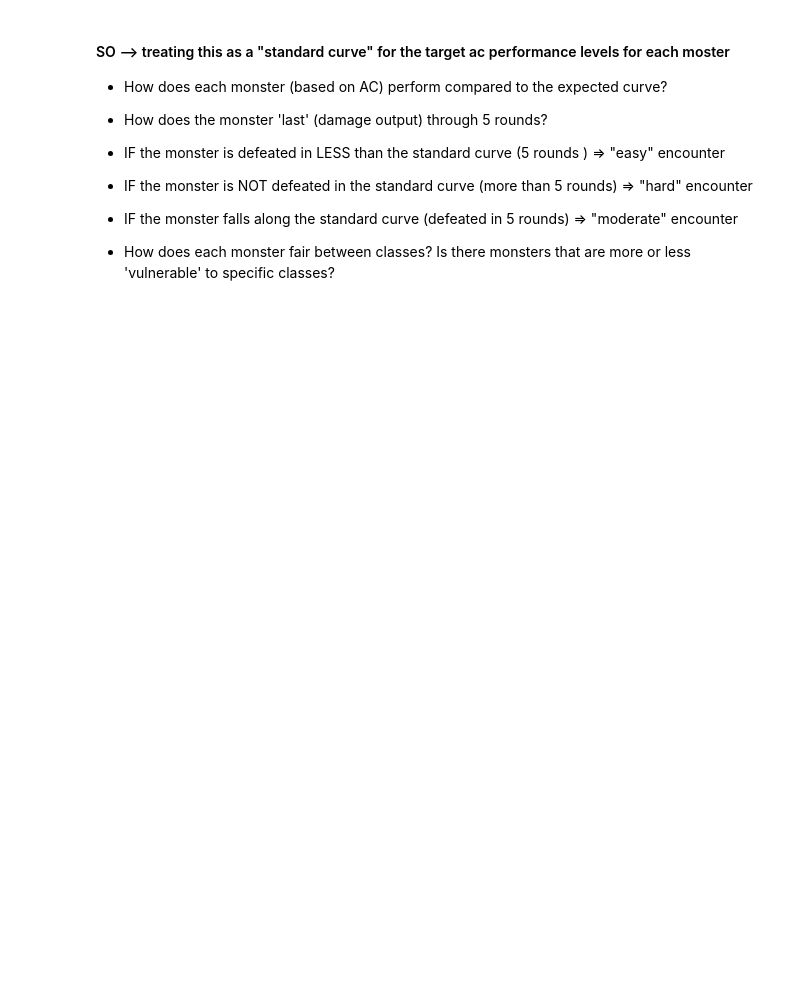
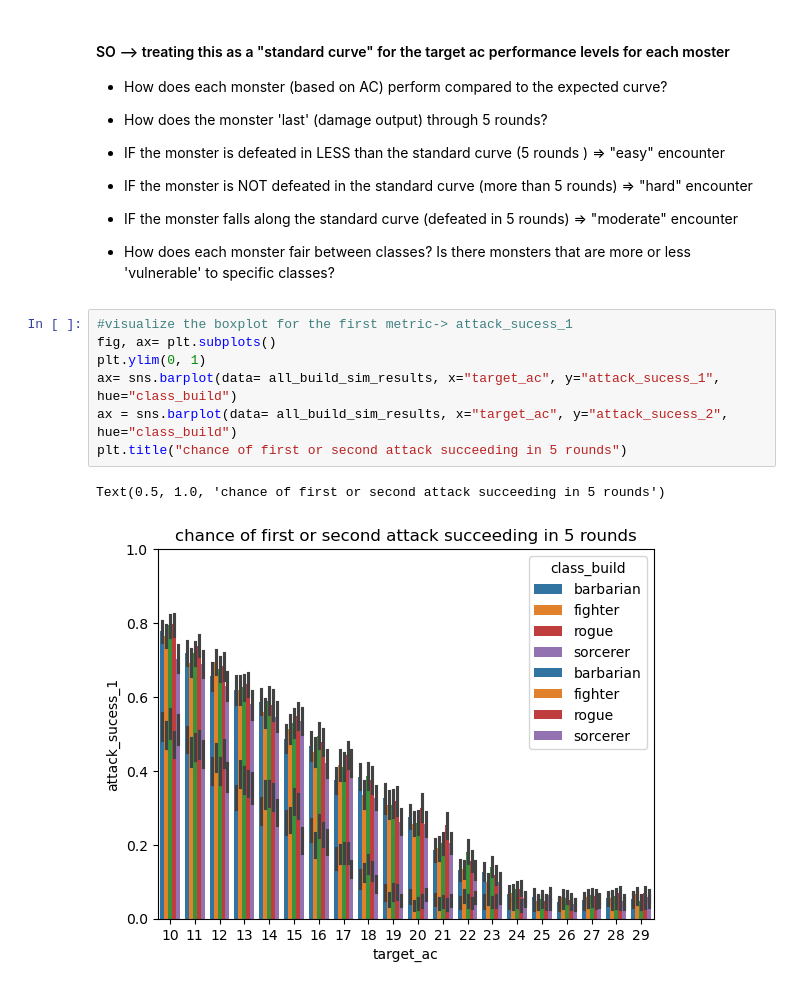
Before and after one commit to sarahmulloy/Nss_pathfinder_encounter, a Jupyter notebook: notebooks/simulation_action_output.ipynb, the cells around one changed output. Saved outputs shown, nothing was run; the diff lists cells and outputs as text; blank space fills up the shorter version.

```diff
--- a/notebooks/simulation_action_output.ipynb
+++ b/notebooks/simulation_action_output.ipynb
@@ -327,3 +322,13 @@ NameError: name 'all_build_sim_results' is not defined
 * IF the monster falls along the standard curve (defeated in 5 rounds) => "moderate" encounter
 
 * How does each monster fair between classes? Is there monsters that are more or less 'vulnerable' to specific classes?
+# %%
+#visualize the boxplot for the first metric-> attack_sucess_1
+fig, ax= plt.subplots()
+plt.ylim(0, 1)
+ax= sns.barplot(data= all_build_sim_results, x="target_ac", y="attack_sucess_1", hue="class_build")
+ax = sns.barplot(data= all_build_sim_results, x="target_ac", y="attack_sucess_2", hue="class_build")
+plt.title("chance of first or second attack succeeding in 5 rounds")
+# %% [output]
+Text(0.5, 1.0, 'chance of first or second attack succeeding in 5 rounds')
+[figure, added]
```
Also changed, not shown: parts of 12 cells of this notebook, 5 other files.
